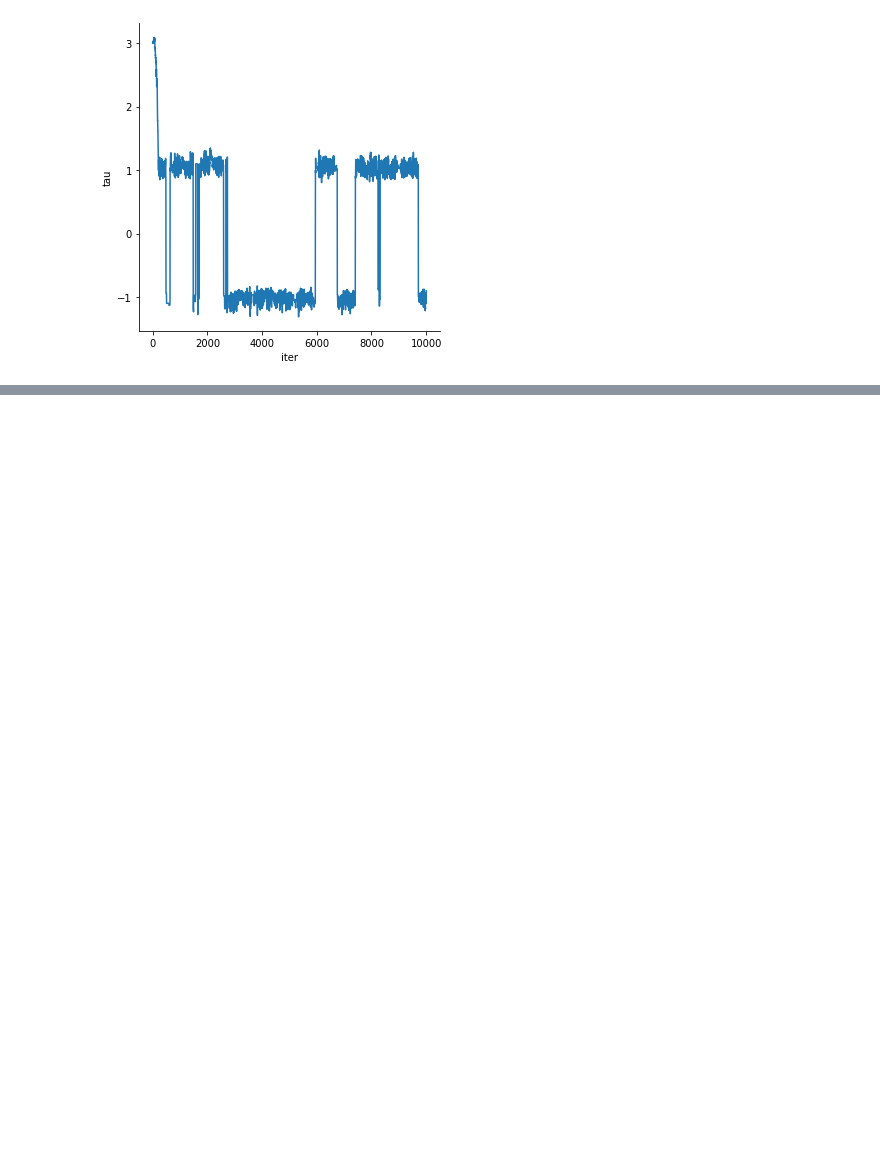
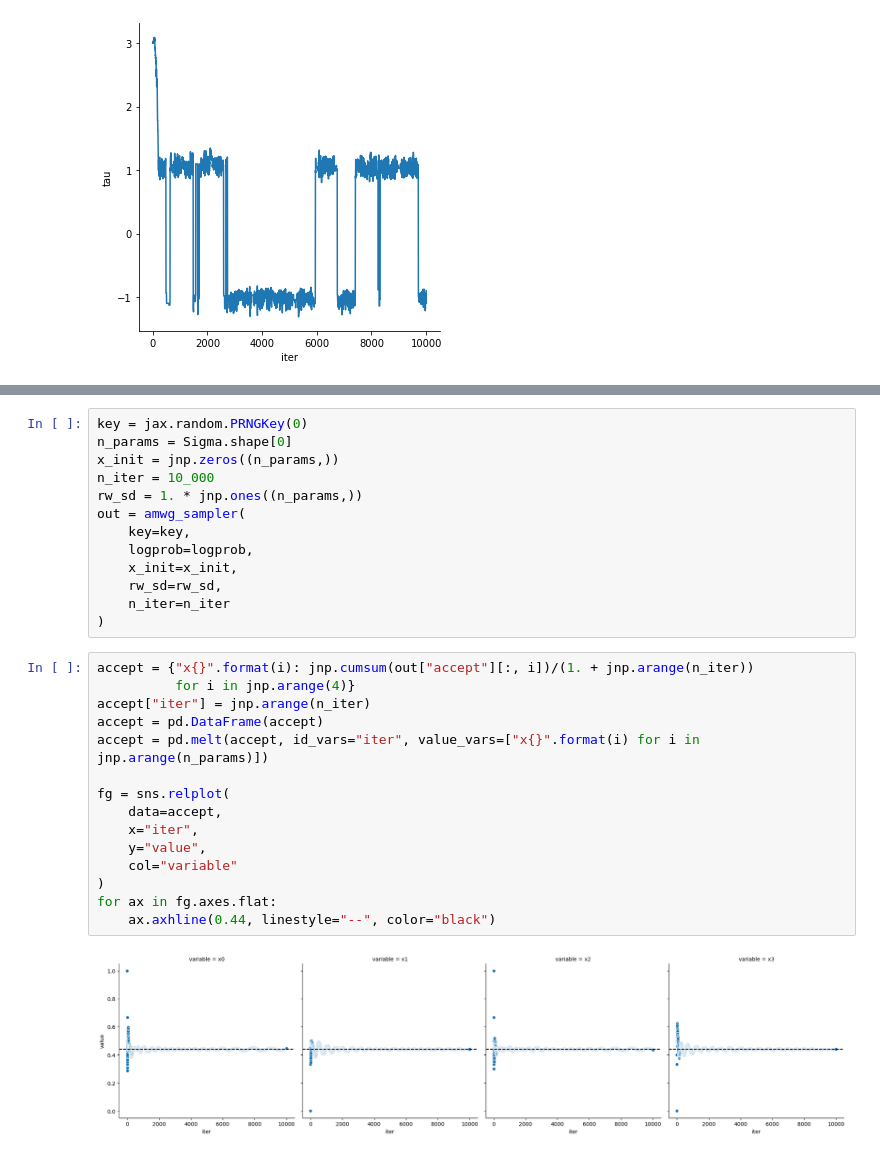
Before and after one commit to mlysy/pfjax, a Jupyter notebook: docs/notebooks/internal/mcmc.ipynb, the cells around one changed output, grey strips where cells are left out. Saved outputs shown, nothing was run; the diff lists cells and outputs as text; blank space fills up the shorter version.

```diff
--- a/docs/notebooks/internal/mcmc.ipynb
+++ b/docs/notebooks/internal/mcmc.ipynb
@@ -173,0 +229,30 @@ sns.relplot(data=plot_df, kind="line",x="iter", y="tau")
+# %%
+key = jax.random.PRNGKey(0)
+n_params = Sigma.shape[0]
+x_init = jnp.zeros((n_params,))
+n_iter = 10_000
+rw_sd = 1. * jnp.ones((n_params,))
+out = amwg_sampler(
+    key=key,
+    logprob=logprob,
+    x_init=x_init,
+    rw_sd=rw_sd,
+    n_iter=n_iter
+)
+# %%
+accept = {"x{}".format(i): jnp.cumsum(out["accept"][:, i])/(1. + jnp.arange(n_iter))
+          for i in jnp.arange(4)}
+accept["iter"] = jnp.arange(n_iter)
+accept = pd.DataFrame(accept)
+accept = pd.melt(accept, id_vars="iter", value_vars=["x{}".format(i) for i in jnp.arange(n_params)])
+
+fg = sns.relplot(
+    data=accept,
+    x="iter",
+    y="value",
+    col="variable"
+)
+for ax in fg.axes.flat:
+    ax.axhline(0.44, linestyle="--", color="black")
+# %% [output]
+[figure, added]
```
Also changed, not shown: parts of 4 cells of this notebook, 7 other files.
